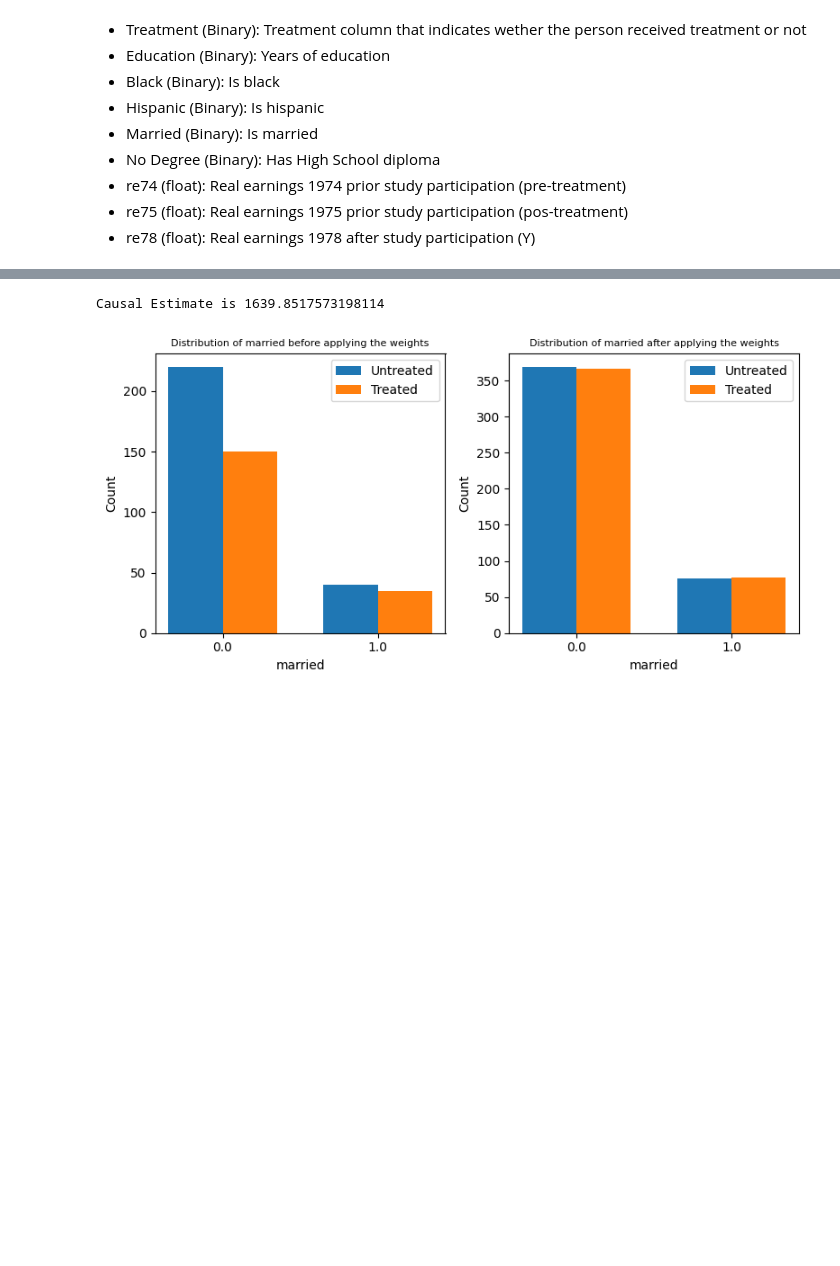
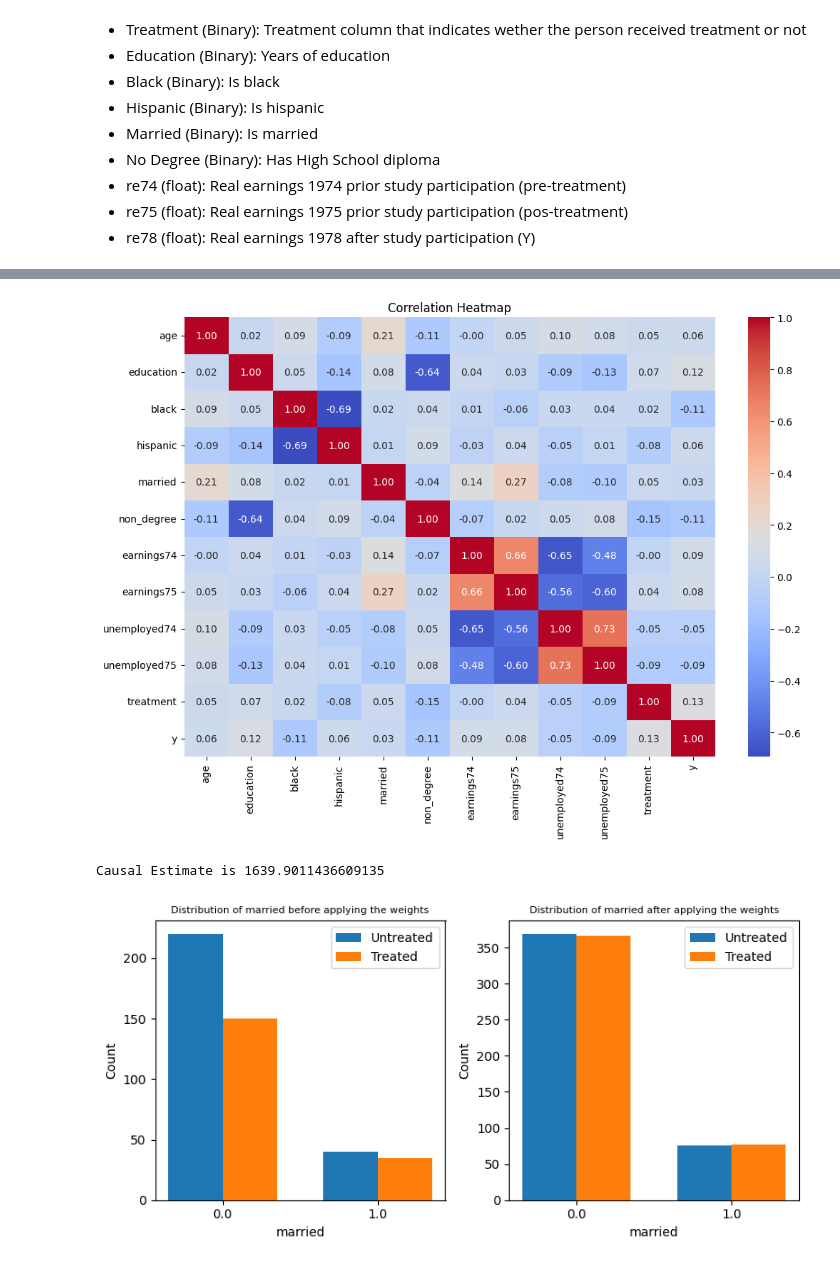
Before and after one commit to 8toz/causal_lalonde, a Jupyter notebook: causal_first_draft.ipynb, the cells around one changed output, grey strips where cells are left out. Cells and saved outputs as stored; diff of their text form; code cells hidden in the pictures; blank space fills up the shorter version.

```diff
--- a/causal_first_draft.ipynb
+++ b/causal_first_draft.ipynb
@@ -11,20 +14,3 @@ import pandas as pd
 - re74 (float): Real earnings 1974 prior study participation (pre-treatment)
 - re75 (float): Real earnings 1975 prior study participation (pos-treatment)
 - re78 (float): Real earnings 1978 after study participation (Y)
-# %%
-lalonde_df = pd.read_csv("lalonde_dataset.csv", index_col=0)
-integer_cols =  ["treat", "age", "educ", "black", "hisp", "married", "nodegr", "u74", "u75"]
-lalonde_df[integer_cols] = lalonde_df[integer_cols].astype("int64")
-lalonde_df.rename(columns = {
-    "treat":"treatment",
-    "re78":"y",
-    "re75":"earnings75",
-    "re74":"earnings74",
-    "u74":"unemployed74",
-    "u75":"unemployed75",
-    "educ":"education",
-    "nodegr":"non_degree",
-    "hisp":"hispanic",
-}, inplace=True)
-lalonde_df = lalonde_df[["age", "education", "black", "hispanic", "married", "non_degree", "earnings74", "earnings75", "unemployed74", "unemployed75", "treatment", "y"]]
-lalonde_df.head()
@@ -38,3 +108,11 @@ lalonde_df.head()
+# %%
+correlation_matrix = lalonde_df.corr()
+plt.figure(figsize=(12, 8))  # Set the figure size
+sns.heatmap(correlation_matrix, annot=True, cmap='coolwarm', fmt=".2f")
+plt.title('Correlation Heatmap')
+plt.show()
+# %% [output]
+[figure, added]
 # %%
 model=dowhy.CausalModel(
         data = lalonde_df,
@@ -49,7 +127,7 @@ estimate = model.estimate_effect(identified_estimand,
 #print(estimate)
 print("Causal Estimate is " + str(estimate.value))
 # %% [output]
-Causal Estimate is 1639.8517573198114
+Causal Estimate is 1639.9011436609135
 # %%
 estimate.interpret(method_name="confounder_distribution_interpreter",var_type='discrete',
                    var_name='married', fig_size = (8, 4), font_size = 8)
```
Also changed, not shown: parts of 16 cells of this notebook, 12 other files.
